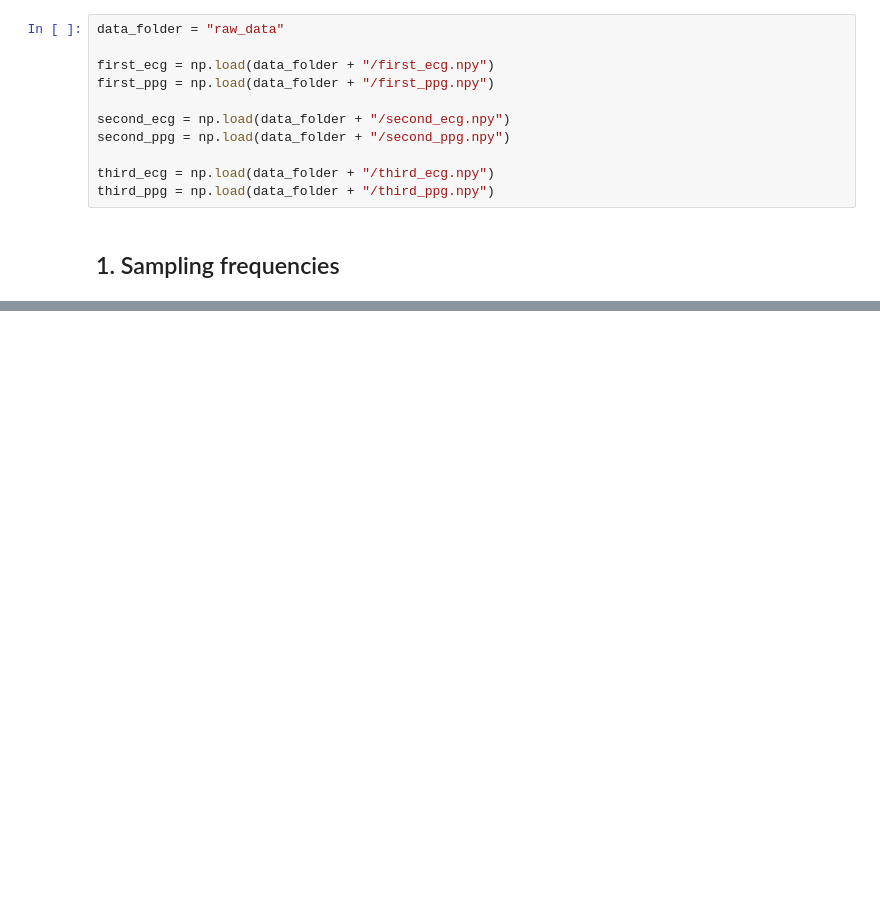
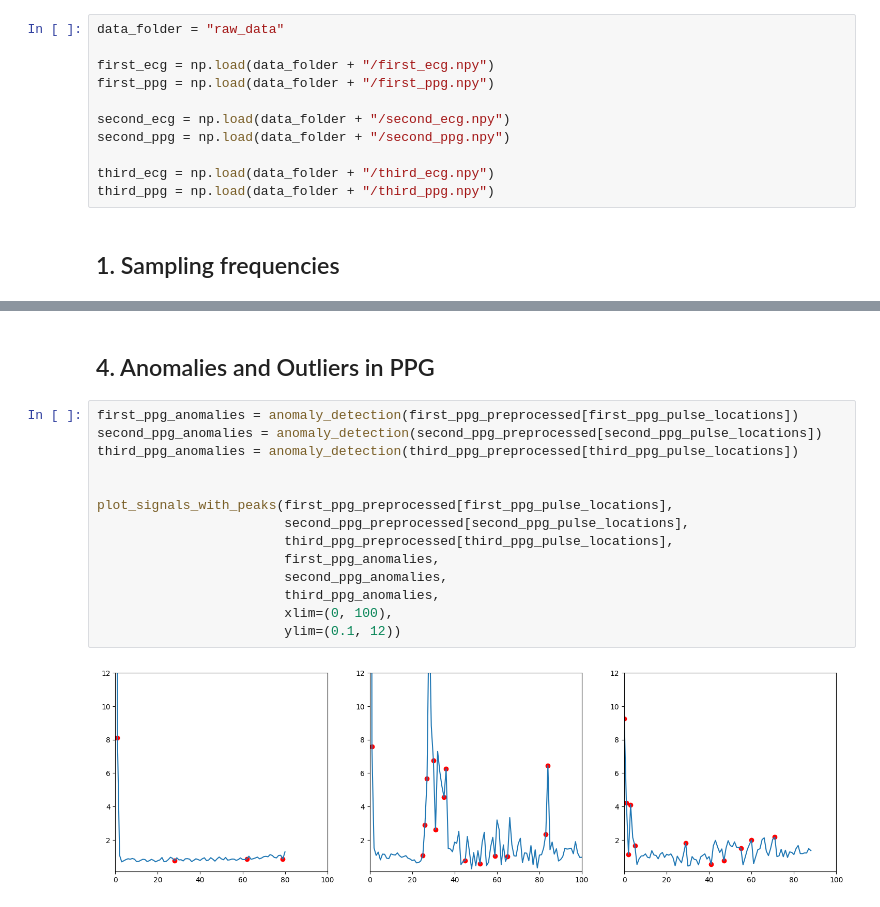
Before and after one commit to lifelonglearner94/signal_processing, a Jupyter notebook: Assignment_final.ipynb, the cells around one changed output, grey strips where cells are left out. Cells and saved outputs as stored; diff of their text form; blank space fills up the shorter version.

```diff
--- a/Assignment_final.ipynb
+++ b/Assignment_final.ipynb
@@ -33,0 +128,18 @@ first_ecg_freq = find_frequency(first_ecg_ma_detrended, threshold)
+# %% [markdown]
+## 4. Anomalies and Outliers in PPG
+# %%
+first_ppg_anomalies = anomaly_detection(first_ppg_preprocessed[first_ppg_pulse_locations])
+second_ppg_anomalies = anomaly_detection(second_ppg_preprocessed[second_ppg_pulse_locations])
+third_ppg_anomalies = anomaly_detection(third_ppg_preprocessed[third_ppg_pulse_locations])
+
+
+plot_signals_with_peaks(first_ppg_preprocessed[first_ppg_pulse_locations],
+                        second_ppg_preprocessed[second_ppg_pulse_locations],
+                        third_ppg_preprocessed[third_ppg_pulse_locations],
+                        first_ppg_anomalies,
+                        second_ppg_anomalies,
+                        third_ppg_anomalies,
+                        xlim=(0, 100),
+                        ylim=(0.1, 12))
+# %% [output]
+[figure, added]
```
Also changed, not shown: parts of 12 cells of this notebook, 2 other files.
